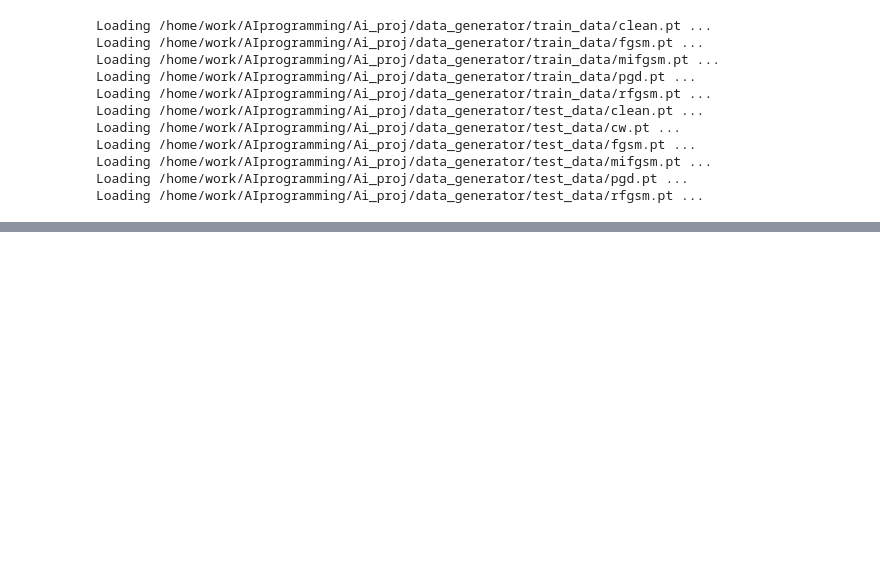
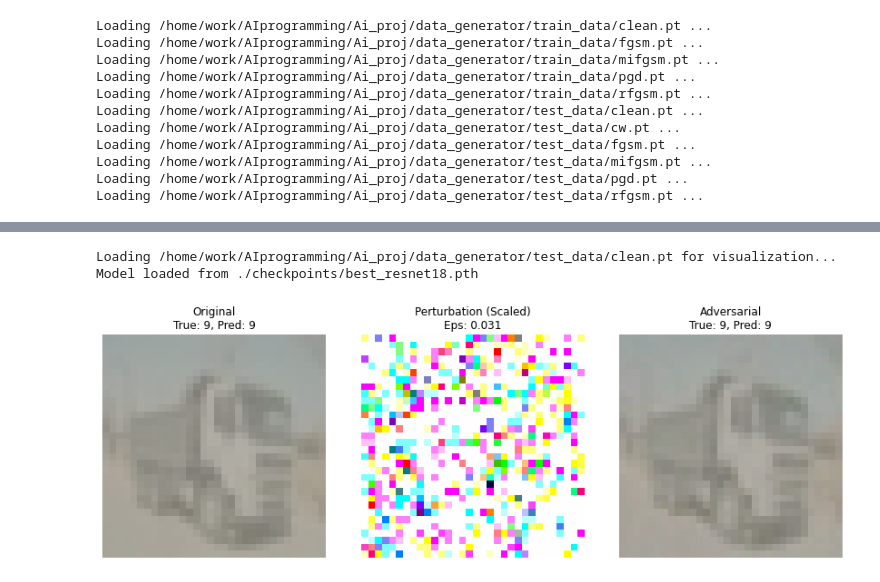
Before and after one commit to chanyoung-ken/Ai_proj, a Jupyter notebook: data_generator/pipeline.ipynb, the cells around one changed output, grey strips where cells are left out. Drawn from its saved outputs; the diff is of its cells as text; code cells hidden in the pictures; blank space fills up the shorter version.

```diff
--- a/data_generator/pipeline.ipynb
+++ b/data_generator/pipeline.ipynb
@@ -15,7 +15,7 @@ TEST_DIR  = '/home/work/AIprogramming/Ai_proj/data_generator/test_data'
 CHECKPOINT_DIR = './checkpoints'
 HISTORY_CSV    = './history.csv'
 BATCH_SIZE = 128
-EPOCHS     = 30
+EPOCHS     = 100
 LR         = 1e-3
 DEVICE     = torch.device('cuda' if torch.cuda.is_available() else 'cpu')
 
@@ -173,0 +342,6 @@ plt.show()
+# %%
+visualize_adversarial_attack(MODEL_PATH, TEST_DIR, DEVICE)
+# %% [output]
+Loading /home/work/AIprogramming/Ai_proj/data_generator/test_data/clean.pt for visualization...
+Model loaded from ./checkpoints/best_resnet18.pth
+[figure, added]
```
Also changed, not shown: parts of 8 cells of this notebook, 3 other files.
